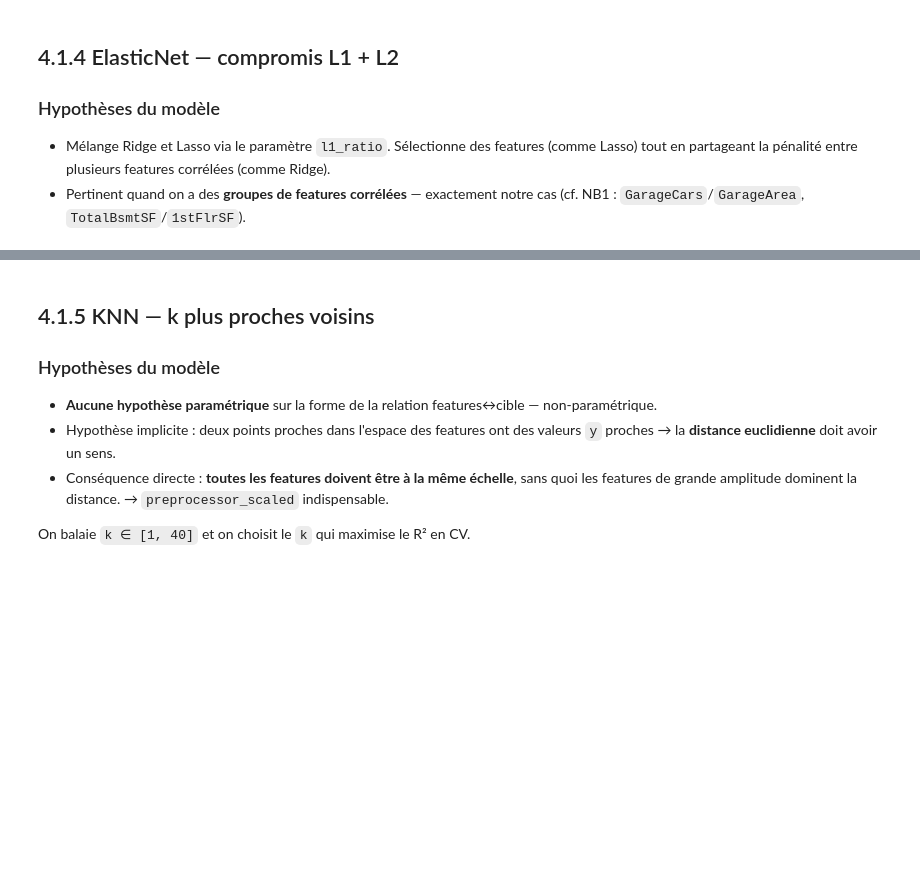
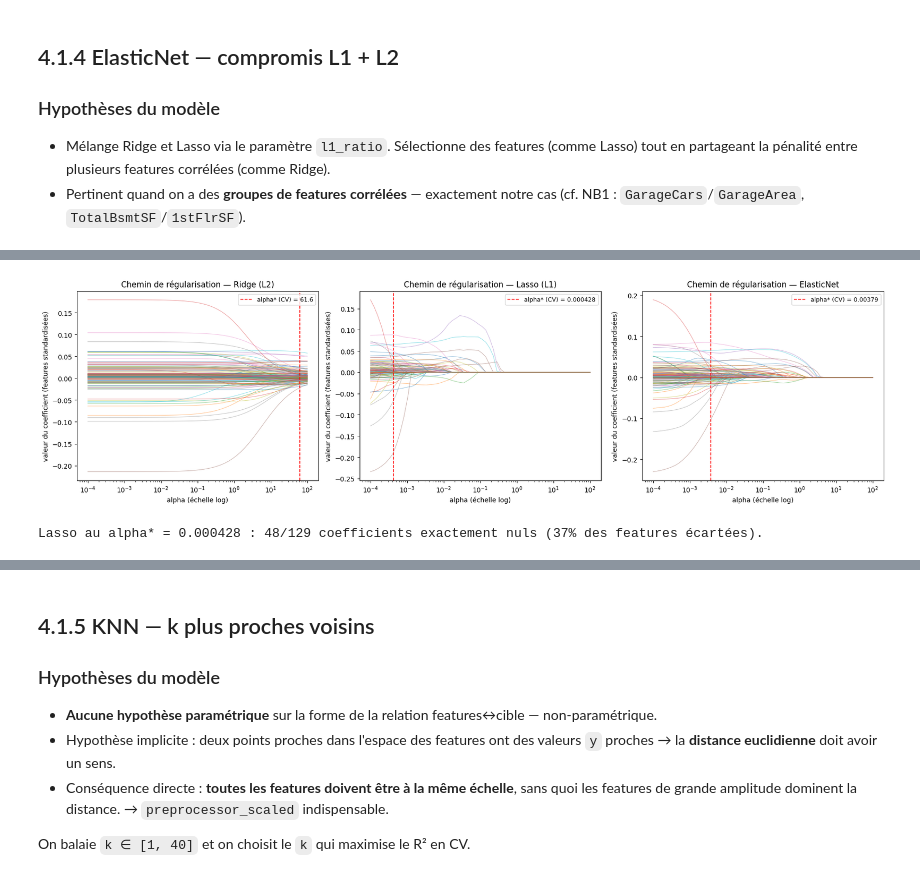
Before and after one commit to NoeBerdoz/predicting-house-prices-ml, a Jupyter notebook: 3a_scaled_models.ipynb, the cells around one changed output, grey strips where cells are left out. Drawn from its saved outputs; the diff is of its cells as text; code cells hidden in the pictures; blank space fills up the shorter version.

Commit message:
add: Chemin de régularisation between Ridge, Lasso and ElasticNet

```diff
--- a/3a_scaled_models.ipynb
+++ b/3a_scaled_models.ipynb
@@ -249,0 +260,42 @@ PosixPath('results/family_scaled.json')
+# %%
+# Chemins de régularisation (diagnostic — ne republie aucun résultat)
+from sklearn.base import clone
+from sklearn.linear_model import Ridge, Lasso, ElasticNet
+
+# Matrice de design standardisée, ajustée sur le train (clone => aucune dépendance à l'état en place)
+_prep = clone(preprocessor_scaled).fit(X_train, y_train_log)
+Xtr = _prep.transform(X_train)
+
+alphas = np.logspace(-4, 2, 60)
+familles = {
+    'Ridge (L2)':   (Ridge(),                                  ridge_alpha),
+    'Lasso (L1)':   (Lasso(max_iter=50_000),                   lasso_alpha),
+    'ElasticNet':   (ElasticNet(l1_ratio=float(enet_l1), max_iter=50_000), enet_alpha),
+}
+
+fig, axes = plt.subplots(1, 3, figsize=(18, 5))
+for ax, (nom, (est, a_star)) in zip(axes, familles.items()):
+    chemin = []
+    for a in alphas:
+        est.set_params(alpha=a)
+        est.fit(Xtr, y_train_log)
+        chemin.append(est.coef_)
+    chemin = np.asarray(chemin)  # (n_alphas, n_features)
+    ax.plot(alphas, chemin, lw=0.7, alpha=0.5)
+    ax.set_xscale('log')
+    ax.axvline(a_star, color='red', ls='--', lw=1.2, label=f'alpha* (CV) = {a_star:.3g}')
+    ax.set_title(f'Chemin de régularisation — {nom}')
+    ax.set_xlabel('alpha (échelle log)')
+    ax.set_ylabel('valeur du coefficient (features standardisées)')
+    ax.legend(loc='upper right', fontsize=9)
+plt.tight_layout()
+plt.show()
+
+# Parcimonie du Lasso au alpha* retenu
+_lasso_star = Lasso(alpha=lasso_alpha, max_iter=50_000).fit(Xtr, y_train_log)
+_nz = int((_lasso_star.coef_ == 0).sum())
+print(f"Lasso au alpha* = {lasso_alpha:.3g} : {_nz}/{len(_lasso_star.coef_)} coefficients exactement nuls "
+      f"({100*_nz/len(_lasso_star.coef_):.0f}% des features écartées).")
+# %% [output]
+[figure, added]
+Lasso au alpha* = 0.000428 : 48/129 coefficients exactement nuls (37% des features écartées).
```
Also changed, not shown: parts of 11 cells of this notebook, 1 other file.
